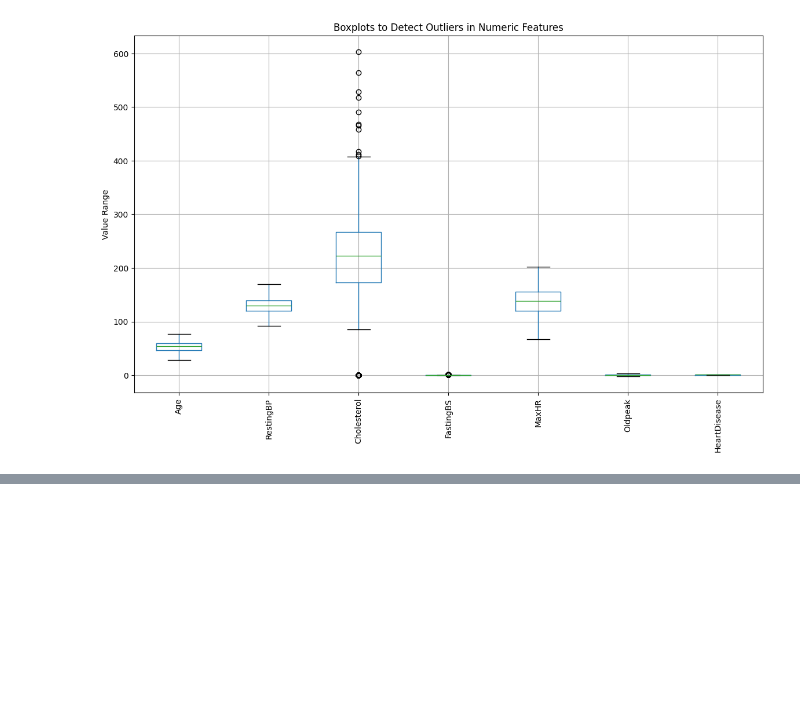
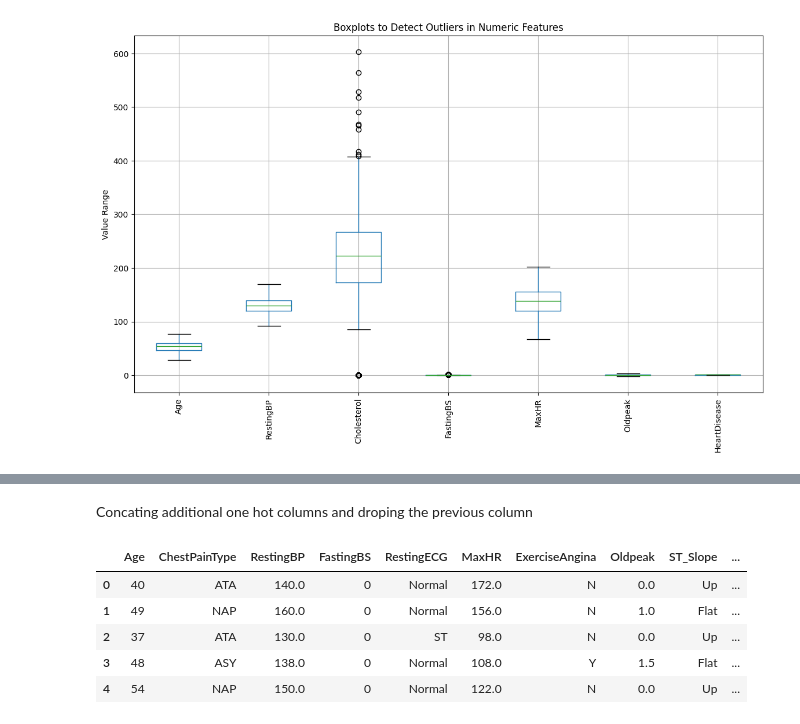
Before and after one commit to abukhalidsiddique/Heart_Failure_Prediction, a Jupyter notebook: Index.ipynb, the cells around one changed output, grey strips where cells are left out. Saved outputs shown, nothing was run; the diff lists cells and outputs as text; code cells hidden in the pictures; blank space fills up the shorter version.

```diff
--- a/Index.ipynb
+++ b/Index.ipynb
@@ -352,0 +380,3 @@ plt.show()
+# %%
+Sex_onehot = pd.get_dummies(df['Sex'], prefix='Sex')
+Sex_onehot
@@ -352,0 +397,14 @@ plt.show()
+# %% [markdown]
+Concating additional one hot columns and droping the previous column
+# %%
+df = pd.concat([df, Sex_onehot], axis=1)
+df= df.drop(columns=['Sex'])
+# %%
+df.head()
+# %% [output]
+|  | Age | ChestPainType | RestingBP | FastingBS | RestingECG | MaxHR | ExerciseAngina | Oldpeak | ST_Slope | ... |
+| 0 | 40 | ATA | 140.0 | 0 | Normal | 172.0 | N | 0.0 | Up | ... |
+| 1 | 49 | NAP | 160.0 | 0 | Normal | 156.0 | N | 1.0 | Flat | ... |
+| 2 | 37 | ATA | 130.0 | 0 | ST | 98.0 | N | 0.0 | Up | ... |
+| 3 | 48 | ASY | 138.0 | 0 | Normal | 108.0 | Y | 1.5 | Flat | ... |
+| 4 | 54 | NAP | 150.0 | 0 | Normal | 122.0 | N | 0.0 | Up | ... |
```
Also changed, not shown: parts of 9 cells of this notebook.
